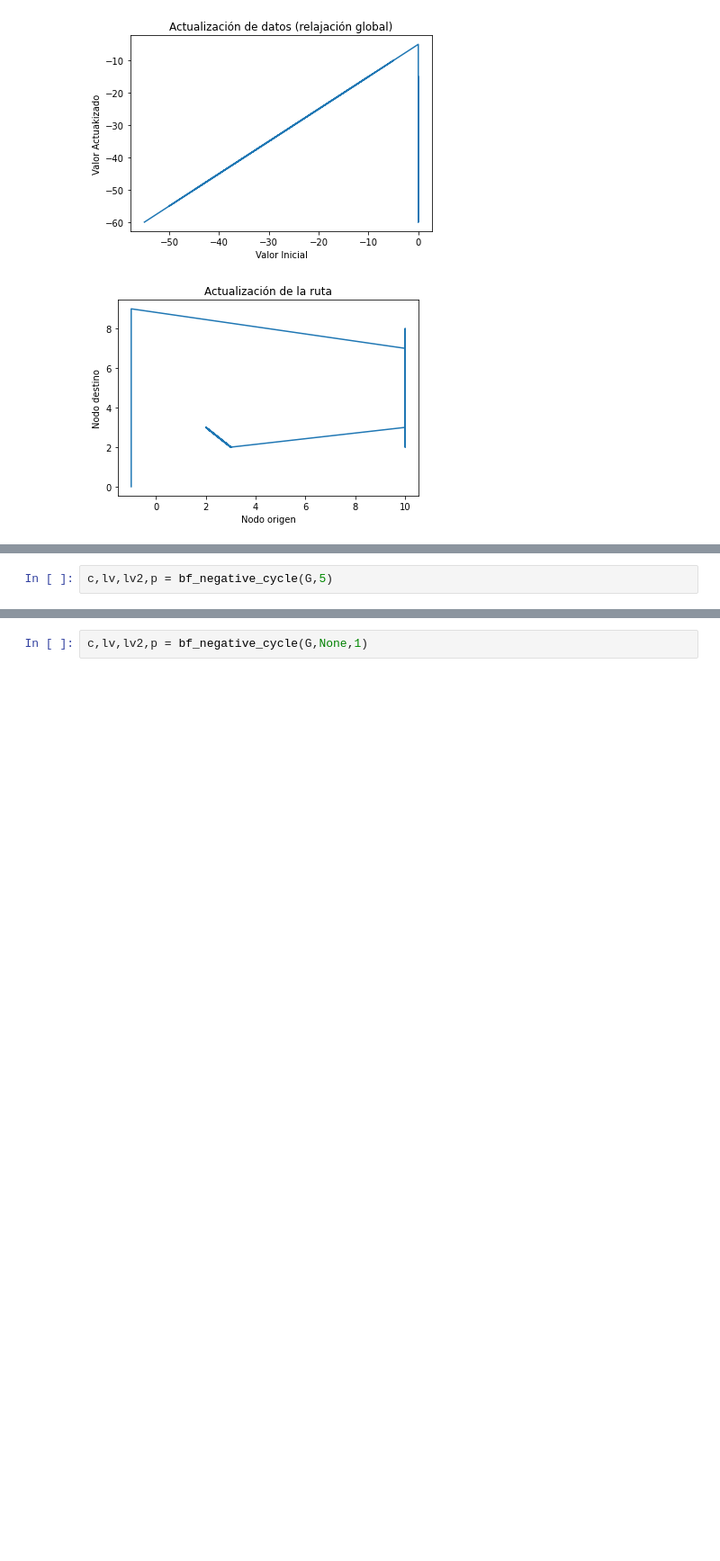
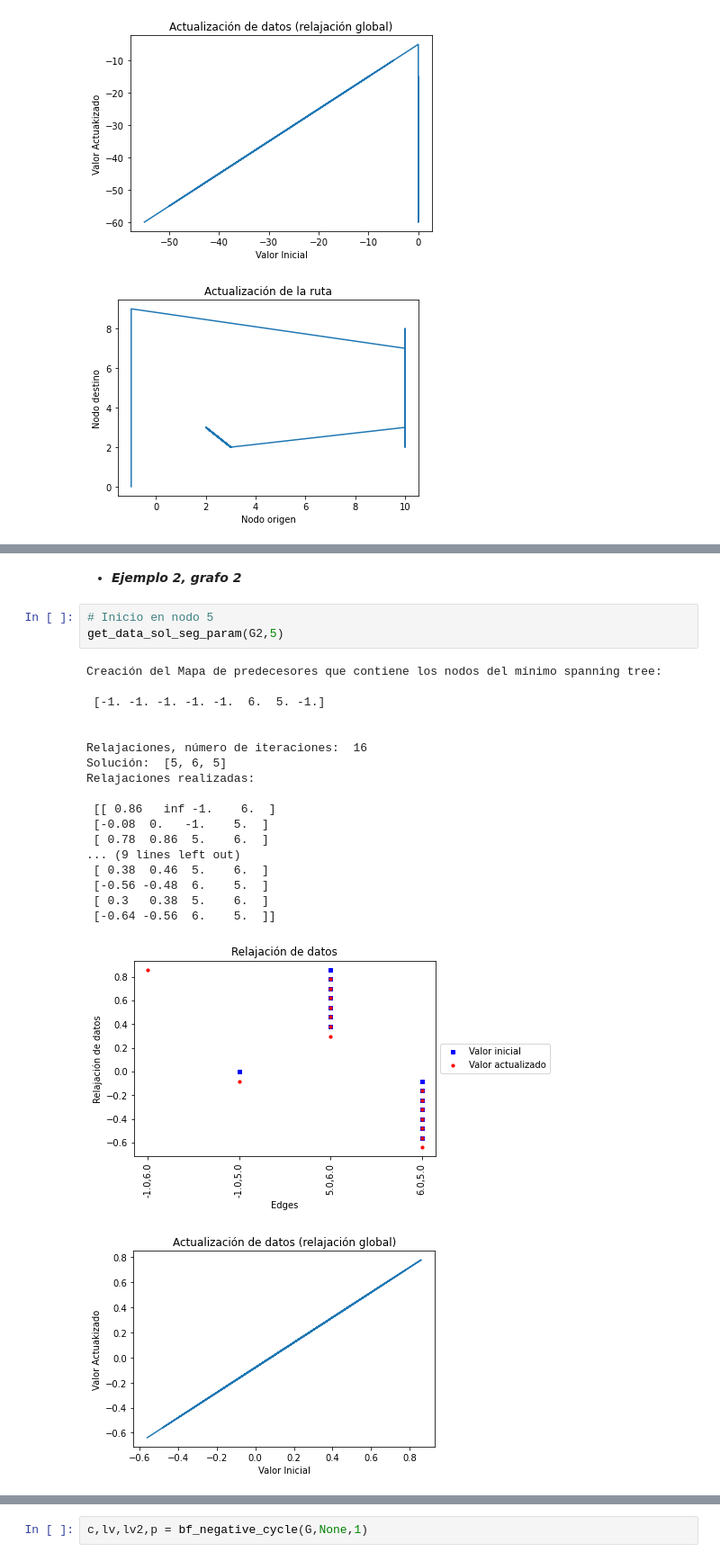
Before and after one commit to pautrejo/practica-2-primera-parte-joelitam2021, a Jupyter notebook: Parametros_optimizar.ipynb, the cells around one changed output, grey strips where cells are left out. Shown: that part at 90% size. Saved outputs shown, nothing was run; the diff lists cells and outputs as text; blank space fills up the shorter version.

```diff
--- a/Parametros_optimizar.ipynb
+++ b/Parametros_optimizar.ipynb
@@ -301,2 +377,25 @@ Relajaciones realizadas:
+# %% [markdown]
+- ***Ejemplo 2, grafo 2***
 # %%
-c,lv,lv2,p = bf_negative_cycle(G,5)
+# Inicio en nodo 5
+get_data_sol_seg_param(G2,5)
+# %% [output]
+Creación del Mapa de predecesores que contiene los nodos del mínimo spanning tree:
+
+ [-1. -1. -1. -1. -1.  6.  5. -1.]
+
+
+Relajaciones, número de iteraciones:  16
+Solución:  [5, 6, 5]
+Relajaciones realizadas:
+
+ [[ 0.86   inf -1.    6.  ]
+ [-0.08  0.   -1.    5.  ]
+ [ 0.78  0.86  5.    6.  ]
+... (9 lines left out)
+ [ 0.38  0.46  5.    6.  ]
+ [-0.56 -0.48  6.    5.  ]
+ [ 0.3   0.38  5.    6.  ]
+ [-0.64 -0.56  6.    5.  ]]
+[figure, added]
+[figure, added]
```
Also changed, not shown: parts of 16 cells of this notebook.
